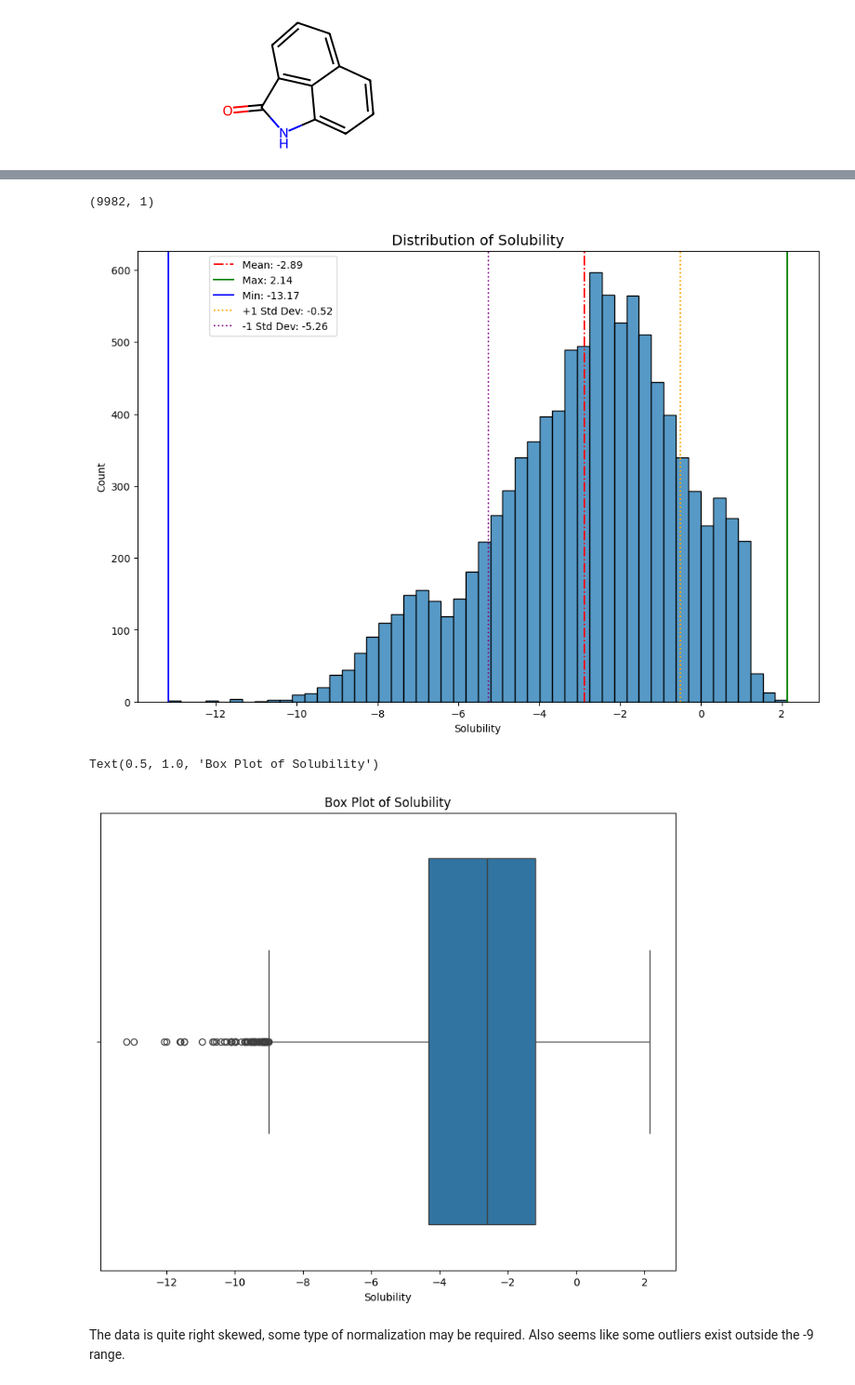
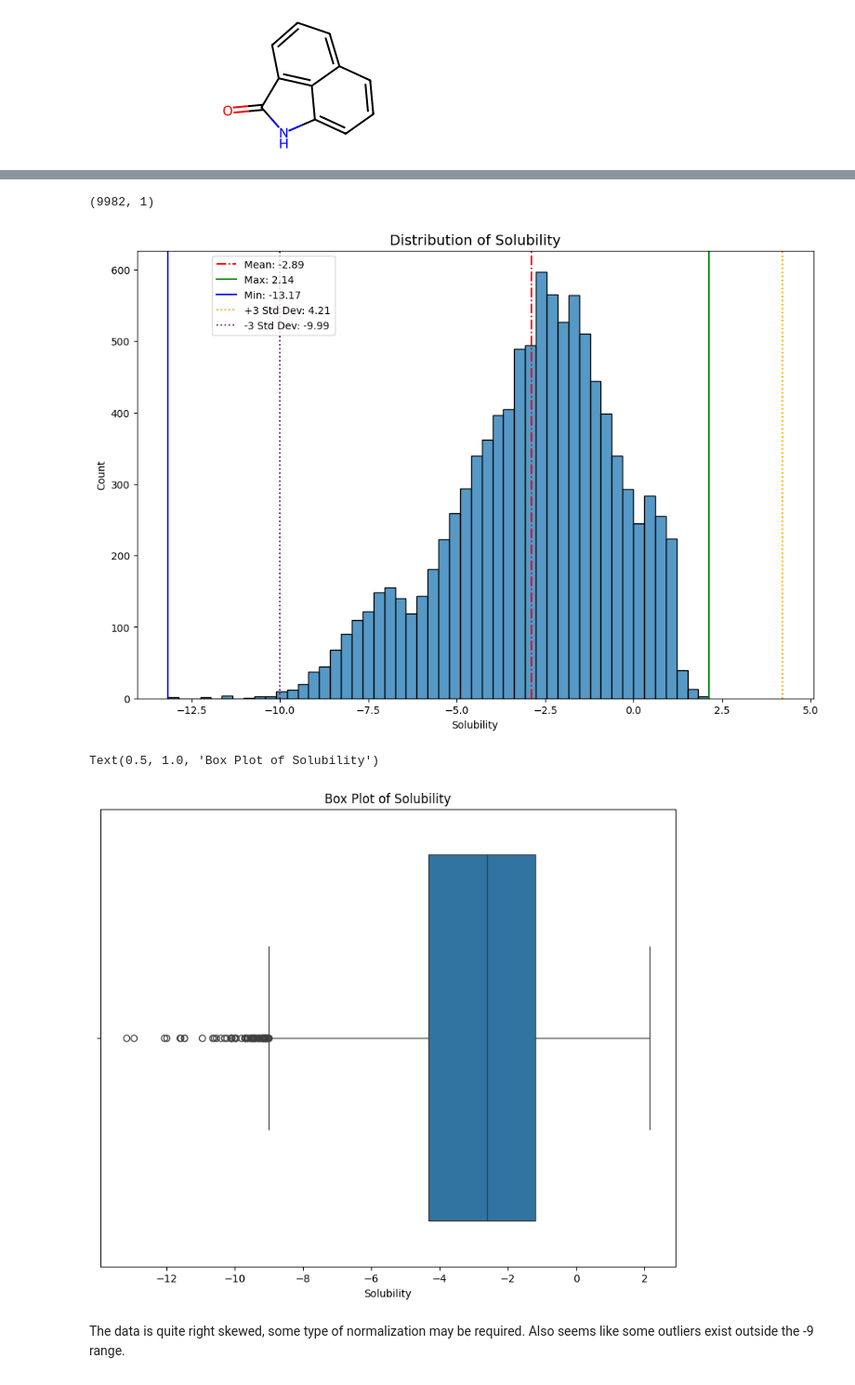
Before and after one commit to RaiyannJ/BioSolveAI, a Jupyter notebook: EDA.ipynb, the cells around one changed output, grey strips where cells are left out. Shown at 93% size. Saved outputs shown, nothing was run; the diff lists cells and outputs as text; code cells hidden in the pictures.

```diff
--- a/EDA.ipynb
+++ b/EDA.ipynb
@@ -129,35 +129,35 @@ df[['mol']].head()
 # %%
 # Displaying distribution of Solubility values
 
 y = df['Solubility'].values.reshape(-1,1)
 stats = df['Solubility'].agg(["max", "min", "std", "mean"])
 
 print(y.shape)
 
 plt.figure(figsize=(12, 8))
 g = sns.histplot(df['Solubility'],bins=50)
 plt.xlabel('Solubility')
 plt.title('Distribution of Solubility', fontsize=14)
 
 # Vertical line for basic statistics statistics
 plt.axvline(stats['mean'], color='red', linestyle='-.', label=f"Mean: {stats['mean']:.2f}")
 plt.axvline(stats['max'], color='green', linestyle='-', label=f"Max: {stats['max']:.2f}")
 plt.axvline(stats['min'], color='blue', linestyle='-', label=f"Min: {stats['min']:.2f}")
-plt.axvline(stats['mean'] + stats['std'], color='orange', linestyle=':', label=f"+1 Std Dev: {stats['mean'] + stats['std']:.2f}")
-plt.axvline(stats['mean'] - stats['std'], color='purple', linestyle=':', label=f"-1 Std Dev: {stats['mean'] - stats['std']:.2f}")
+plt.axvline(stats['mean'] + 3*stats['std'], color='orange', linestyle=':', label=f"+3 Std Dev: {stats['mean'] + 3*stats['std']:.2f}")
+plt.axvline(stats['mean'] - 3*stats['std'], color='purple', linestyle=':', label=f"-3 Std Dev: {stats['mean'] - 3*stats['std']:.2f}")
 
 plt.legend(loc="upper right", bbox_to_anchor=(0.30, 1))
 
 
 plt.show()
 
 # Box plot for Solubility
 plt.figure(figsize=(10, 8))
 sns.boxplot(x=df['Solubility'])
 plt.title("Box Plot of Solubility")
 # %% [output]
 (9982, 1)
-[figure, old version]
+[figure, new version]
 Text(0.5, 1.0, 'Box Plot of Solubility')
 [figure]
 # %% [markdown]
```
Also changed, not shown: parts of 9 cells of this notebook.
